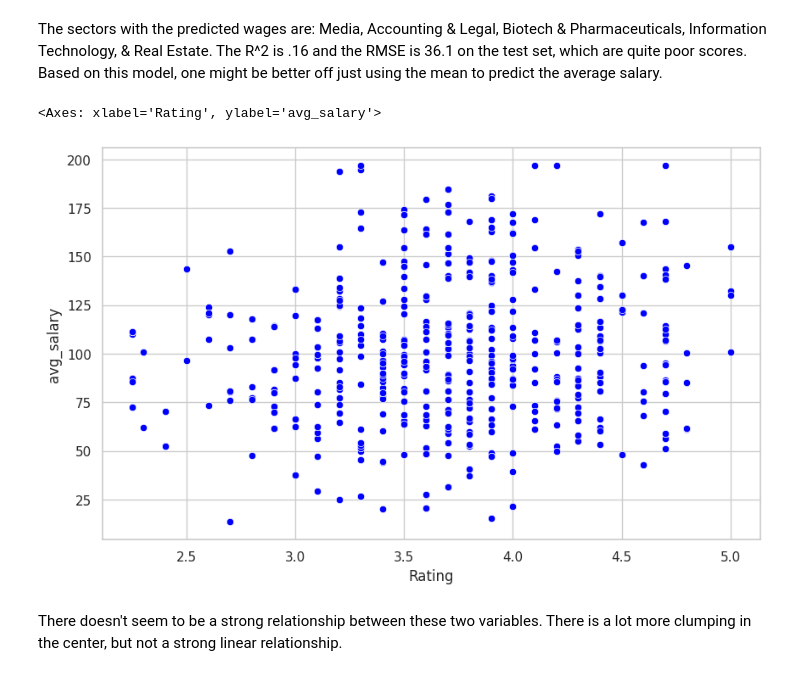
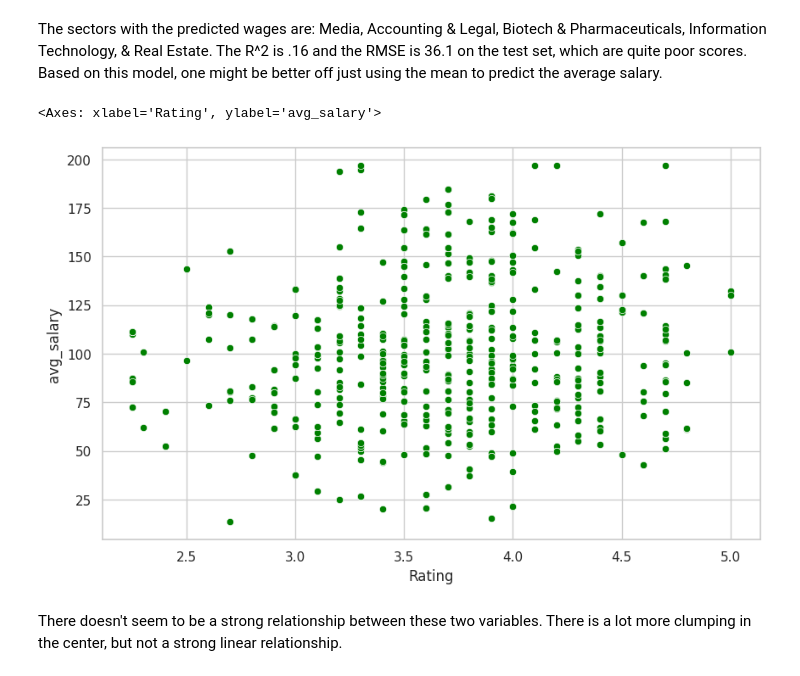
Before and after one commit to embrown1292/DS_3001, a Jupyter notebook: Copy_of_assignment4.ipynb, the cells around one changed output. Saved outputs shown, nothing was run; the diff lists cells and outputs as text; code cells hidden in the pictures.

```diff
--- a/Copy_of_assignment4.ipynb
+++ b/Copy_of_assignment4.ipynb
@@ -807,10 +814,10 @@ The sectors with the predicted wages are: Media, Accounting & Legal,         Bio
 The R^2 is .16 and the RMSE is 36.1  on the test set, which are quite poor scores. Based on this model, one might be better off just using the mean to predict the average salary.
 # %%
 plt.figure(figsize=(10, 6))
-sns.scatterplot(x='Rating', y='avg_salary', data=ndf, color='blue')
+sns.scatterplot(x='Rating', y='avg_salary', data=ndf, color='green')
 # %% [output]
 <Axes: xlabel='Rating', ylabel='avg_salary'>
-[figure, old version]
+[figure, new version]
 # %% [markdown]
 There doesn't seem to be a strong relationship between these two variables. There is a lot more clumping in the center, but not a strong linear relationship.
 # %%
```
Also changed, not shown: parts of 35 cells of this notebook.
